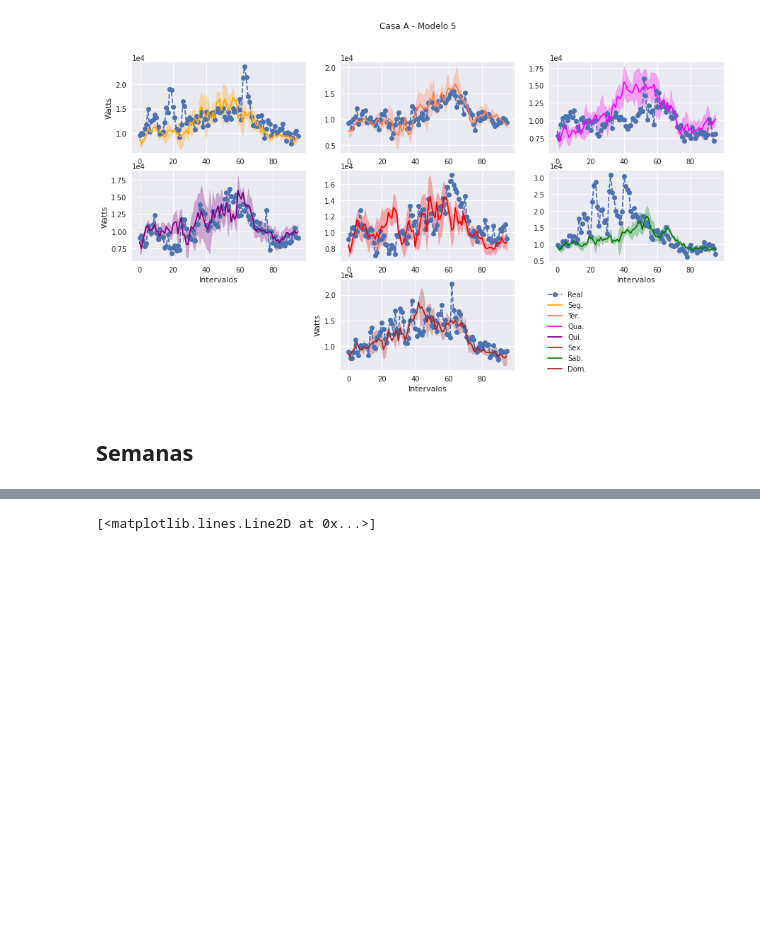
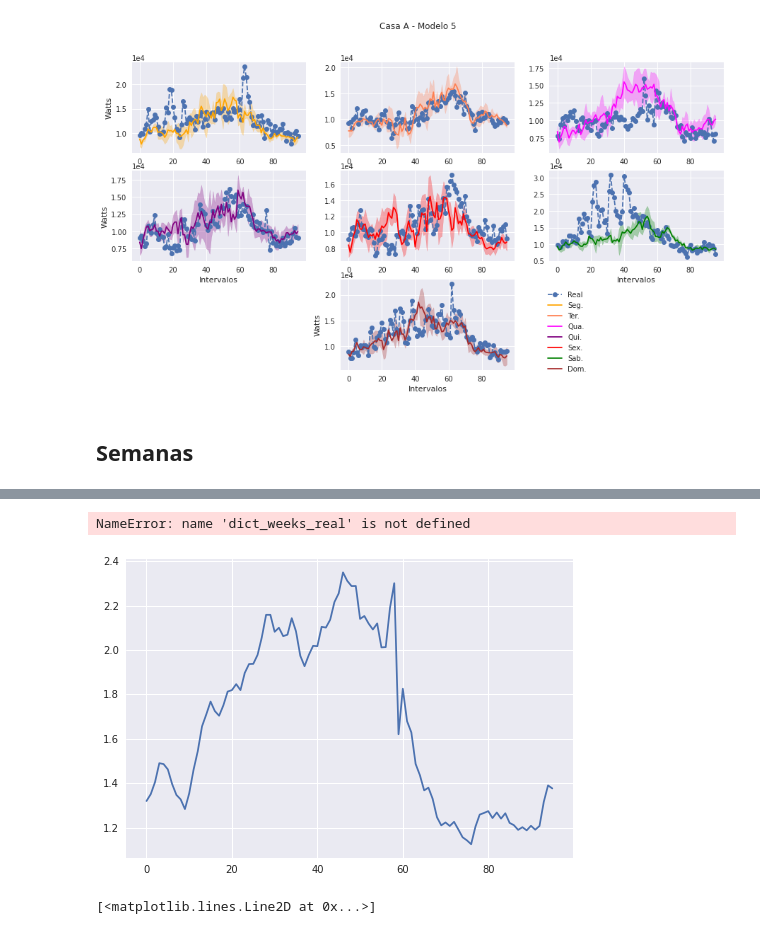
Before and after one commit to ifribeiro/consumo_casas, a Jupyter notebook: gans_casas.ipynb, the cells around one changed output, grey strips where cells are left out. Saved outputs shown, nothing was run; the diff lists cells and outputs as text; code cells hidden in the pictures; blank space fills up the shorter version.

```diff
--- a/gans_casas.ipynb
+++ b/gans_casas.ipynb
@@ -374,6 +534,12 @@ fk_sab = scaler.inverse_transform(fk1[:len_A_sab].reshape(-1,1))
 fk_sab = fk_sab.reshape(13, 96)
 # %%
 A_sab = A_sab.reshape(96,13)
+# %%
+plt.plot(dict_weeks_fake[5])
+plt.plot(dict_weeks_real[5])
+# %% [output]
+NameError: name 'dict_weeks_real' is not defined
+[figure, added]
 # %%
 plt.plot(dict_weeks_fake[5])
 plt.plot(dict_weeks_real[5])
```
Also changed, not shown: parts of 45 cells of this notebook.
